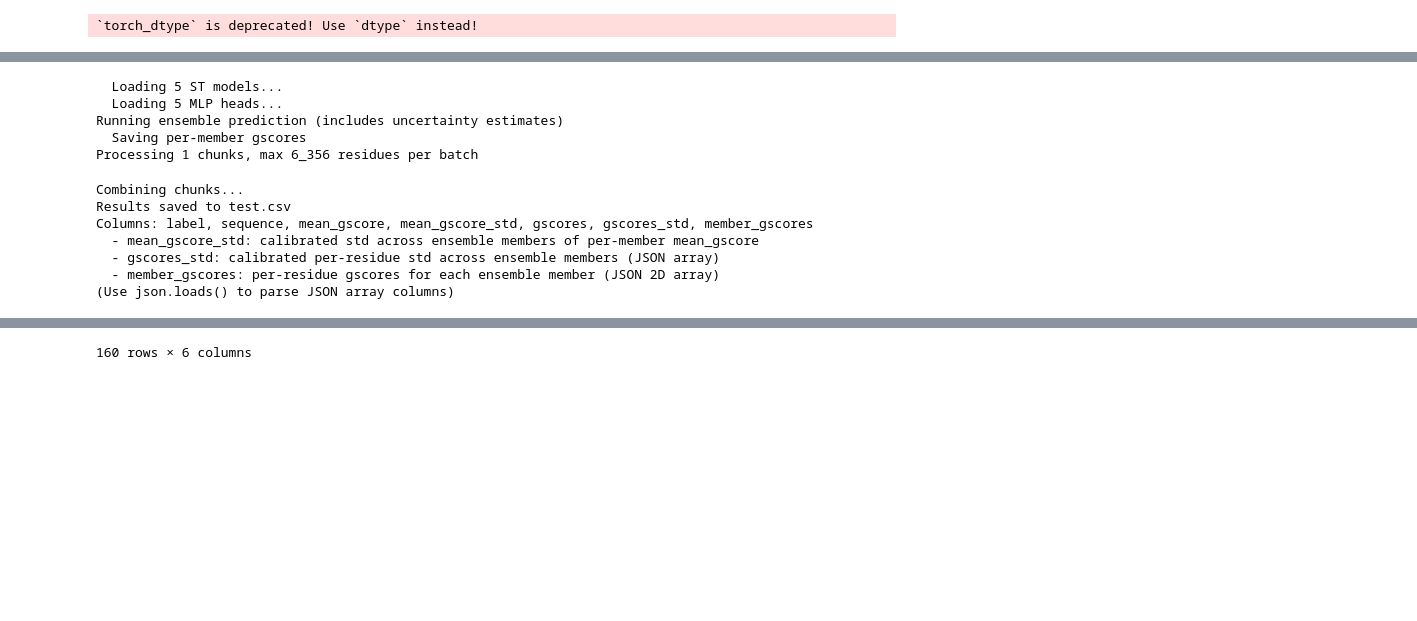
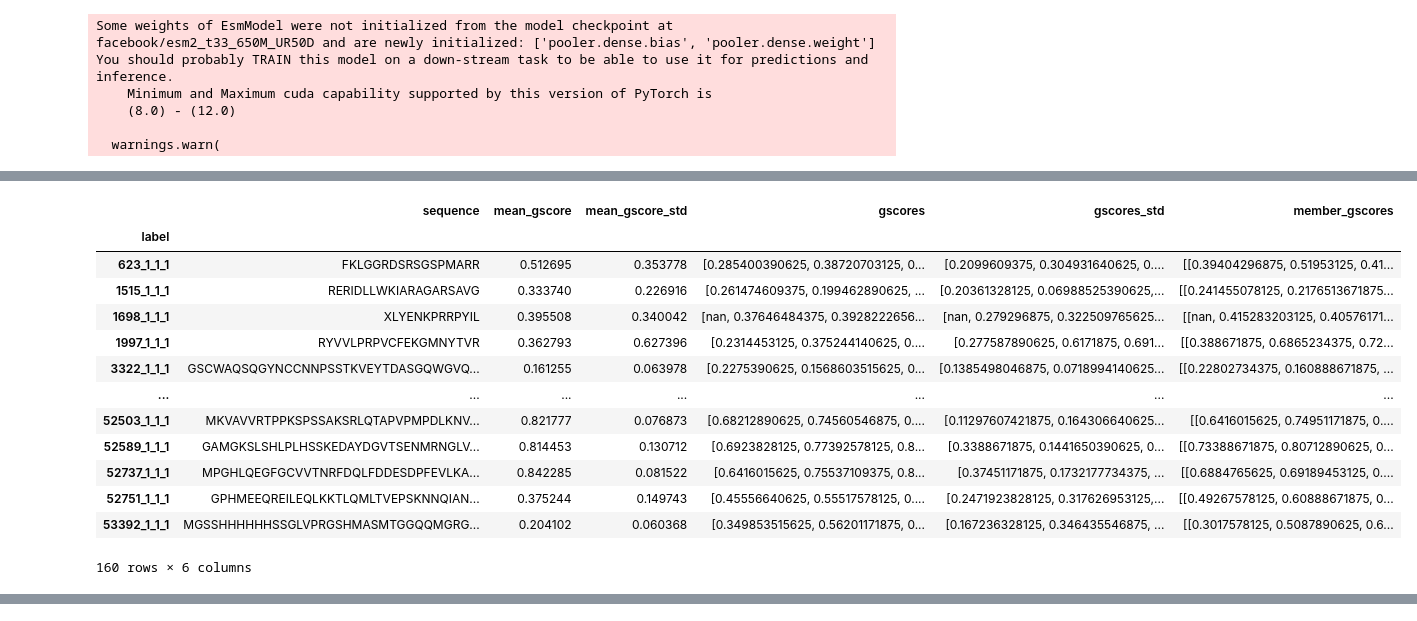
Before and after one commit to PeptoneLtd/ADOPT2g, a Jupyter notebook: notebooks/plots_test.ipynb, the cells around one changed output, grey strips where cells are left out. Cells and saved outputs as stored; diff of their text form; code cells hidden in the pictures; blank space fills up the shorter version.

```diff
--- a/notebooks/plots_test.ipynb
+++ b/notebooks/plots_test.ipynb
@@ -18,7 +18,7 @@ trizod_df = pd.read_csv(
 df_train = trizod_df[~trizod_df["is_test"]]
 df_test = trizod_df[trizod_df["is_test"]]
 # %%
-filename = "test.csv"
+filename = "test7.csv"
 
 if not os.path.exists(filename):
     fasta_filename = "test.fasta"
@@ -29,7 +29,7 @@ if not os.path.exists(filename):
     subprocess.run(
         [
             "adopt2g-predict",
-            "--fasta",
+            "--input",
             fasta_filename,
             "--out",
             filename,
@@ -59 +60,6 @@ Loading ensemble from /home/michele/workdir/ADOPT2g/models/seed42_n5/manifest.js
-`torch_dtype` is deprecated! Use `dtype` instead!
+Some weights of EsmModel were not initialized from the model checkpoint at facebook/esm2_t33_650M_UR50D and are newly initialized: ['pooler.dense.bias', 'pooler.dense.weight']
+You should probably TRAIN this model on a down-stream task to be able to use it for predictions and inference.
+    Minimum and Maximum cuda capability supported by this version of PyTorch is
+    (8.0) - (12.0)
+
+  warnings.warn(
@@ -67,12 +92,14 @@ You should probably TRAIN this model on a down-stream task to be able to use it
+|  | sequence | mean_gscore | mean_gscore_std | gscores | gscores_std | member_gscores |
+| label |  |  |  |  |  |  |
+| 623_1_1_1 | FKLGGRDSRSGSPMARR | 0.512695 | 0.353778 | [0.285400390625, 0.38720703125, 0... | [0.2099609375, 0.304931640625, 0.... | [[0.39404296875, 0.51953125, 0.41... |
+| 1515_1_1_1 | RERIDLLWKIARAGARSAVG | 0.333740 | 0.226916 | [0.261474609375, 0.199462890625, ... | [0.20361328125, 0.06988525390625,... | [[0.241455078125, 0.2176513671875... |
+| 1698_1_1_1 | XLYENKPRRPYIL | 0.395508 | 0.340042 | [nan, 0.37646484375, 0.3928222656... | [nan, 0.279296875, 0.322509765625... | [[nan, 0.415283203125, 0.40576171... |
+| 1997_1_1_1 | RYVVLPRPVCFEKGMNYTVR | 0.362793 | 0.627396 | [0.2314453125, 0.375244140625, 0.... | [0.277587890625, 0.6171875, 0.691... | [[0.388671875, 0.6865234375, 0.72... |
+| 3322_1_1_1 | GSCWAQSQGYNCCNNPSSTKVEYTDASGQWGVQ... | 0.161255 | 0.063978 | [0.2275390625, 0.1568603515625, 0... | [0.1385498046875, 0.0718994140625... | [[0.22802734375, 0.160888671875, ... |
+| ... | ... | ... | ... | ... | ... | ... |
+| 52503_1_1_1 | MKVAVVRTPPKSPSSAKSRLQTAPVPMPDLKNV... | 0.821777 | 0.076873 | [0.68212890625, 0.74560546875, 0.... | [0.11297607421875, 0.164306640625... | [[0.6416015625, 0.74951171875, 0.... |
+| 52589_1_1_1 | GAMGKSLSHLPLHSSKEDAYDGVTSENMRNGLV... | 0.814453 | 0.130712 | [0.6923828125, 0.77392578125, 0.8... | [0.3388671875, 0.1441650390625, 0... | [[0.73388671875, 0.80712890625, 0... |
+| 52737_1_1_1 | MPGHLQEGFGCVVTNRFDQLFDDESDPFEVLKA... | 0.842285 | 0.081522 | [0.6416015625, 0.75537109375, 0.8... | [0.37451171875, 0.1732177734375, ... | [[0.6884765625, 0.69189453125, 0.... |
+| 52751_1_1_1 | GPHMEEQREILEQLKKTLQMLTVEPSKNNQIAN... | 0.375244 | 0.149743 | [0.45556640625, 0.55517578125, 0.... | [0.2471923828125, 0.317626953125,... | [[0.49267578125, 0.60888671875, 0... |
+| 53392_1_1_1 | MGSSHHHHHHSSGLVPRGSHMASMTGGQQMGRG... | 0.204102 | 0.060368 | [0.349853515625, 0.56201171875, 0... | [0.167236328125, 0.346435546875, ... | [[0.3017578125, 0.5087890625, 0.6... |
-  Loading 5 ST models...
-  Loading 5 MLP heads...
-Running ensemble prediction (includes uncertainty estimates)
-  Saving per-member gscores
-Processing 1 chunks, max 6_356 residues per batch
+160 rows × 6 columns
-Combining chunks...
-Results saved to test.csv
-Columns: label, sequence, mean_gscore, mean_gscore_std, gscores, gscores_std, member_gscores
-  - mean_gscore_std: calibrated std across ensemble members of per-member mean_gscore
-  - gscores_std: calibrated per-residue std across ensemble members (JSON array)
-  - member_gscores: per-residue gscores for each ensemble member (JSON 2D array)
-(Use json.loads() to parse JSON array columns)
@@ -92,4 +106,3 @@ Columns: label, sequence, mean_gscore, mean_gscore_std, gscores, gscores_std, me
-160 rows × 6 columns
 # %%
 from scipy.stats import kendalltau, pearsonr, spearmanr
 
```
Also changed, not shown: parts of 4 cells of this notebook, 5 other files.
